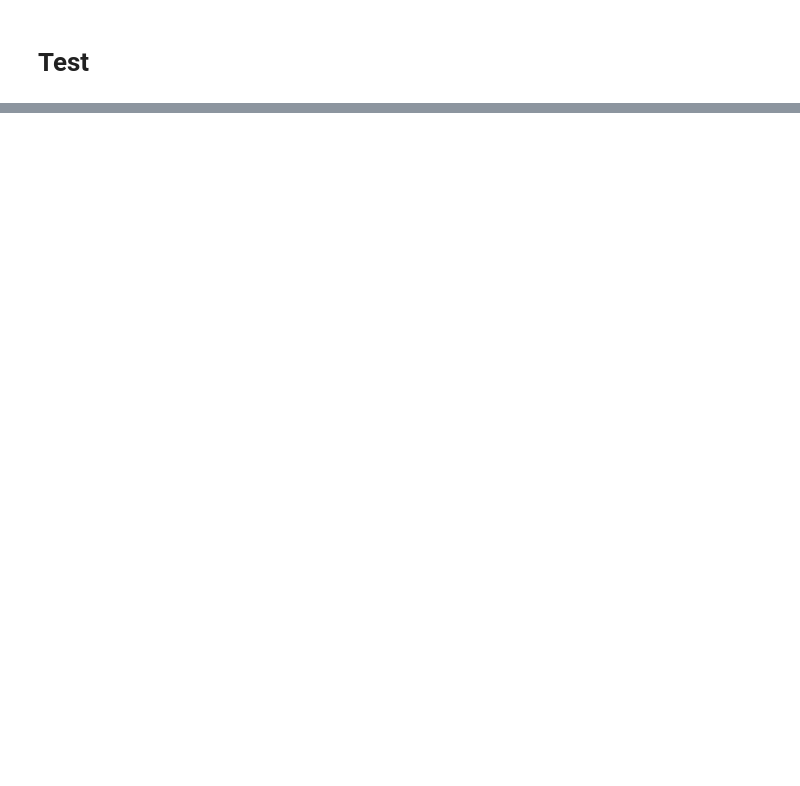
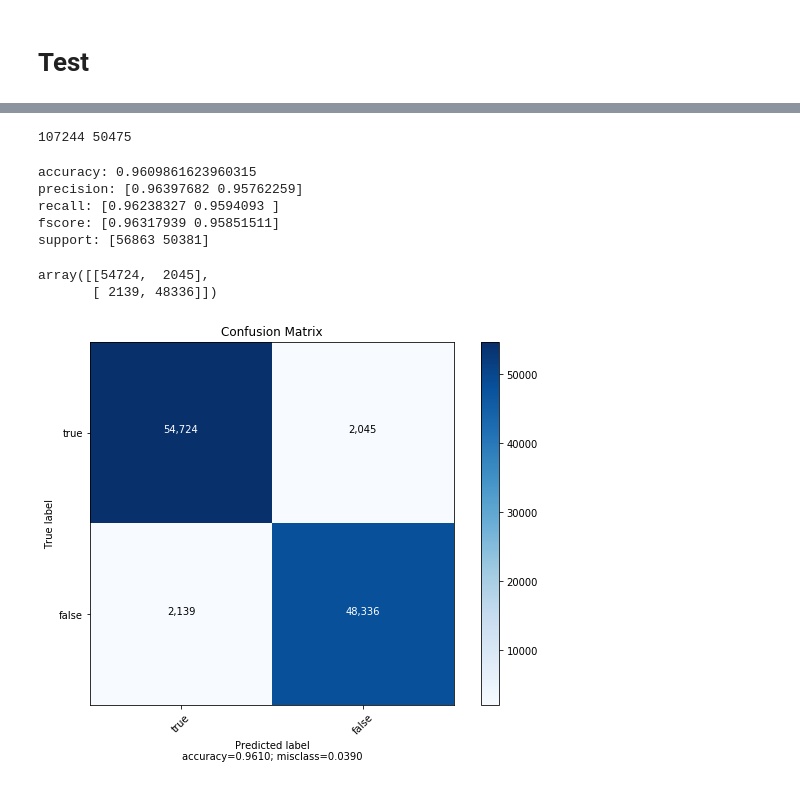
Before and after one commit to JacopoMangiavacchi/AutoEncoderForAnomalyDetection, a Jupyter notebook: auto_encoder_on_credit_card_froud_classification.ipynb, the cells around one changed output, grey strips where cells are left out. Drawn from its saved outputs; the diff is of its cells as text; code cells hidden in the pictures; blank space fills up the shorter version.

```diff
--- a/auto_encoder_on_credit_card_froud_classification.ipynb
+++ b/auto_encoder_on_credit_card_froud_classification.ipynb
@@ -403,4 +405,4 @@ X = [X_test_numerical]
 for category in range(NUMBER_OF_CATEGORIES):
     X.append(X_test_categorical[X_test_categorical.columns[category]])
 
-test = model.predict(X)
+Y_pred = model.predict(X)
@@ -416,0 +409,30 @@ array([[0.9999999],
+# %%
+print(len(Y_pred), len(Y_pred[Y_pred >= 0.5]))
+# %% [output]
+107244 50475
+# %%
+Y_pred = [1 if x >= 0.5 else 0 for x in Y_pred]
+# %%
+from sklearn.metrics import accuracy_score, precision_recall_fscore_support as score
+
+accuracy = accuracy_score(Y_test["Class"], Y_pred)
+precision, recall, fscore, support = score(Y_test["Class"], Y_pred)
+
+print('accuracy: {}'.format(accuracy))
+print('precision: {}'.format(precision))
+print('recall: {}'.format(recall))
+print('fscore: {}'.format(fscore))
+print('support: {}'.format(support))
+# %% [output]
+accuracy: 0.9609861623960315
+precision: [0.96397682 0.95762259]
+recall: [0.96238327 0.9594093 ]
+fscore: [0.96317939 0.95851511]
+support: [56863 50381]
+# %%
+from sklearn.metrics import confusion_matrix
+cm = confusion_matrix(Y_pred, Y_test["Class"])
+cm
+# %% [output]
+array([[54724,  2045],
+       [ 2139, 48336]])
@@ -416,0 +517,7 @@ array([[0.9999999],
+# %%
+plot_confusion_matrix(cm,
+                      normalize    = False,
+                      target_names = ['true', 'false'],
+                      title        = "Confusion Matrix")
+# %% [output]
+[figure, added]
```
Also changed, not shown: parts of 4 cells of this notebook.
